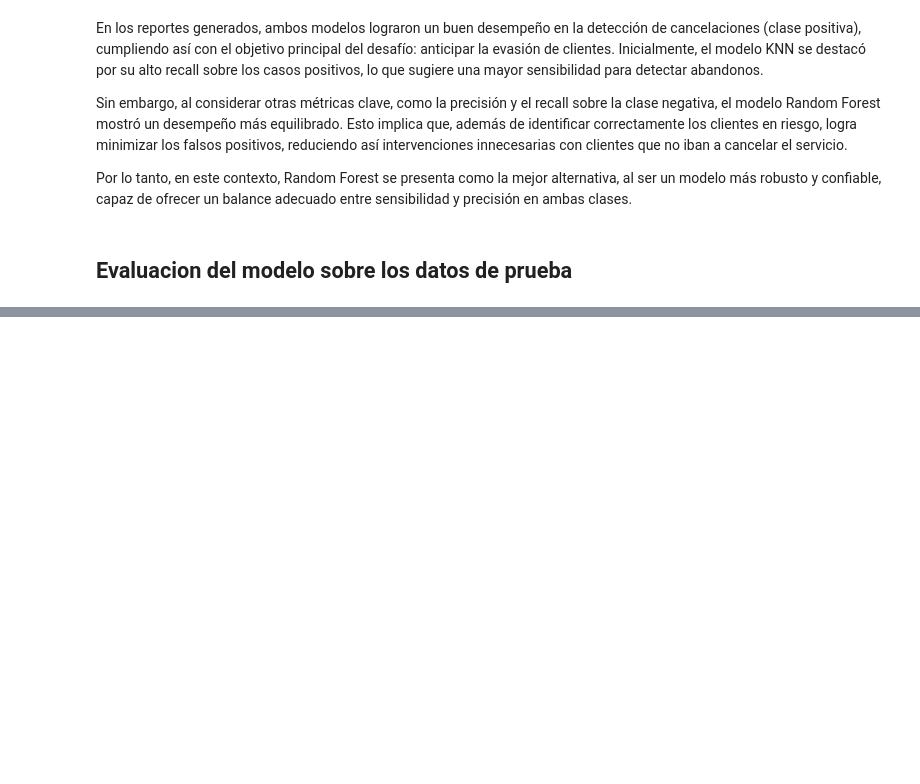
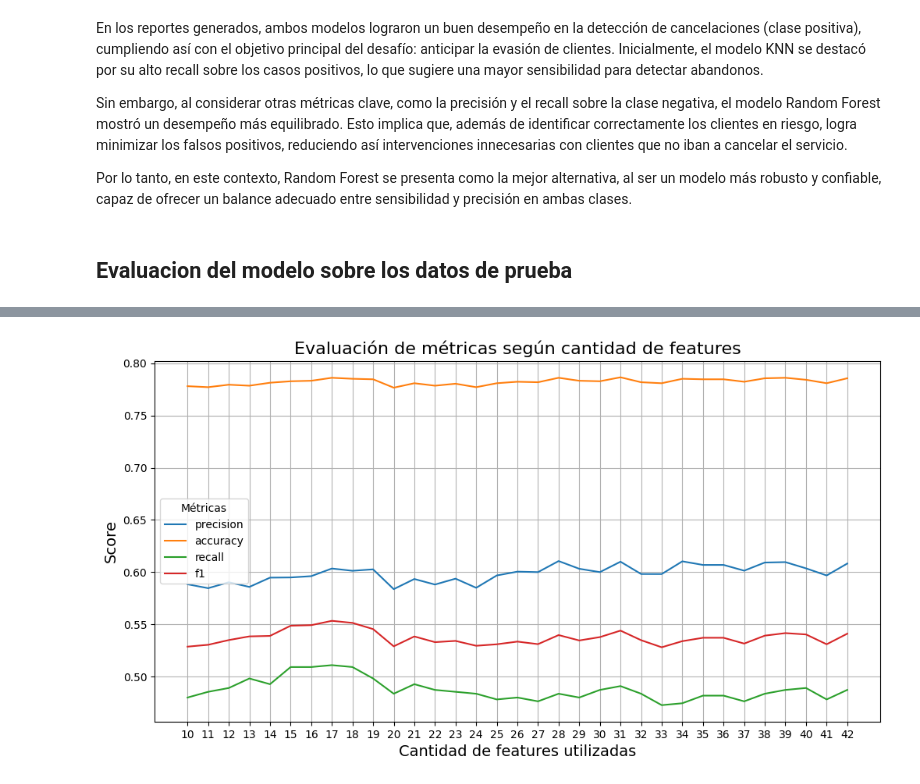
Before and after one commit to lukitasmois/TelecomX_LATAM_2, a Jupyter notebook: TelexomX_parte2_Latam.ipynb, the cells around one changed output, grey strips where cells are left out. Drawn from its saved outputs; the diff is of its cells as text; code cells hidden in the pictures; blank space fills up the shorter version.

```diff
--- a/TelexomX_parte2_Latam.ipynb
+++ b/TelexomX_parte2_Latam.ipynb
@@ -461,0 +470,3 @@ weighted avg       0.80      0.74      0.75      2113
+# %%
+features_importances = pd.DataFrame({'Features': X.columns, 'Importances': ((random_forest.feature_importances_)*100).round(2)}).sort_values('Importances', ascending=False)
+features_importances
@@ -461,0 +508,19 @@ weighted avg       0.80      0.74      0.75      2113
+# %%
+resultados = pd.DataFrame(index=['precision','accuracy','recall', 'f1'])
+
+ct_features = range(10,43)
+
+for i in ct_features:
+  print(f"Probando con {i} features...")  # DEBUG
+  selected_features = features_importances['Features'].values[:i]
+  X_train_sel = X_train[selected_features]
+  X_test_sel = X_test[selected_features]
+
+  modelo = RandomForestClassifier(random_state=101)
+  modelo.fit(X_train_sel, y_train)
+
+  y_pred = modelo.predict(X_test_sel)
+  metricas = calcular_metricas(y_test, y_pred)
+  resultados[i] = list(metricas.values())
+
+resultados
@@ -461,0 +550,15 @@ weighted avg       0.80      0.74      0.75      2113
+# %%
+plt.figure(figsize=(12, 6))
+
+for metric in resultados.index:
+    plt.plot(resultados.columns, resultados.loc[metric], label=metric)
+
+plt.title('Evaluación de métricas según cantidad de features', fontsize=16)
+plt.xlabel('Cantidad de features utilizadas', fontsize=14)
+plt.ylabel('Score', fontsize=14)
+plt.legend(title='Métricas')
+plt.grid(True)
+plt.xticks(resultados.columns)  # muestra todos los valores de features
+plt.show()
+# %% [output]
+[figure, added]
```
Also changed, not shown: parts of 15 cells of this notebook.
